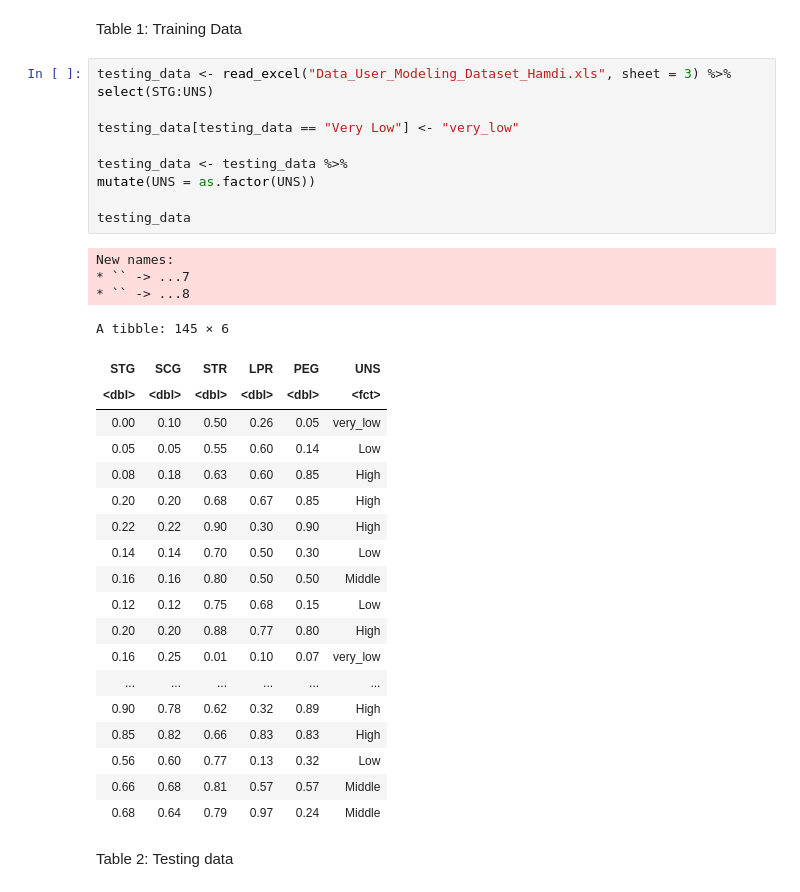
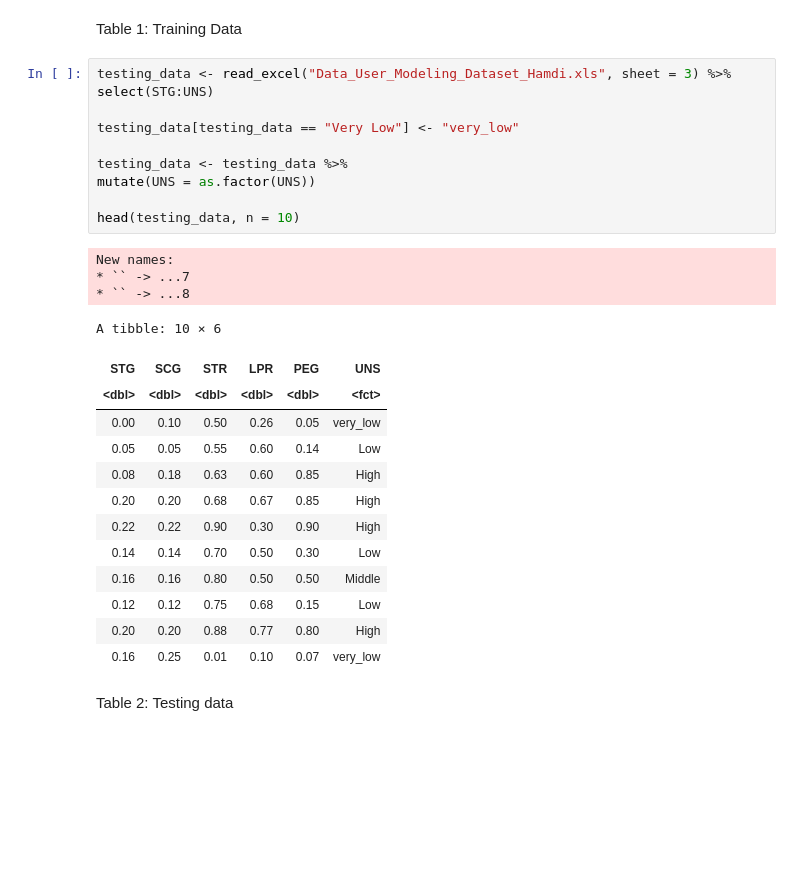
Before and after one commit to Jet-G/dsci-group-project-14, a Jupyter notebook: Project Report/Report.ipynb, the cells around one changed output. Saved outputs shown, nothing was run; the diff lists cells and outputs as text; blank space fills up the shorter version.

```diff
--- a/Project Report/Report.ipynb
+++ b/Project Report/Report.ipynb
@@ -54,36 +48,30 @@ Table 1: Training Data
 # %%
 testing_data <- read_excel("Data_User_Modeling_Dataset_Hamdi.xls", sheet = 3) %>%
 select(STG:UNS)
 
 testing_data[testing_data == "Very Low"] <- "very_low"
 
 testing_data <- testing_data %>%
 mutate(UNS = as.factor(UNS))
 
-testing_data
+head(testing_data, n = 10)
 # %% [output]
 New names:
 * `` -> ...7
 * `` -> ...8
-A tibble: 145 × 6
+A tibble: 10 × 6
 | STG | SCG | STR | LPR | PEG | UNS |
 | <dbl> | <dbl> | <dbl> | <dbl> | <dbl> | <fct> |
 | 0.00 | 0.10 | 0.50 | 0.26 | 0.05 | very_low |
 | 0.05 | 0.05 | 0.55 | 0.60 | 0.14 | Low |
 | 0.08 | 0.18 | 0.63 | 0.60 | 0.85 | High |
 | 0.20 | 0.20 | 0.68 | 0.67 | 0.85 | High |
 | 0.22 | 0.22 | 0.90 | 0.30 | 0.90 | High |
 | 0.14 | 0.14 | 0.70 | 0.50 | 0.30 | Low |
 | 0.16 | 0.16 | 0.80 | 0.50 | 0.50 | Middle |
 | 0.12 | 0.12 | 0.75 | 0.68 | 0.15 | Low |
 | 0.20 | 0.20 | 0.88 | 0.77 | 0.80 | High |
 | 0.16 | 0.25 | 0.01 | 0.10 | 0.07 | very_low |
-| ... | ... | ... | ... | ... | ... |
-| 0.90 | 0.78 | 0.62 | 0.32 | 0.89 | High |
-| 0.85 | 0.82 | 0.66 | 0.83 | 0.83 | High |
-| 0.56 | 0.60 | 0.77 | 0.13 | 0.32 | Low |
-| 0.66 | 0.68 | 0.81 | 0.57 | 0.57 | Middle |
-| 0.68 | 0.64 | 0.79 | 0.97 | 0.24 | Middle |
 # %% [markdown]
 Table 2: Testing data
 # %% [markdown]
```
Also changed, not shown: parts of 11 cells of this notebook.
